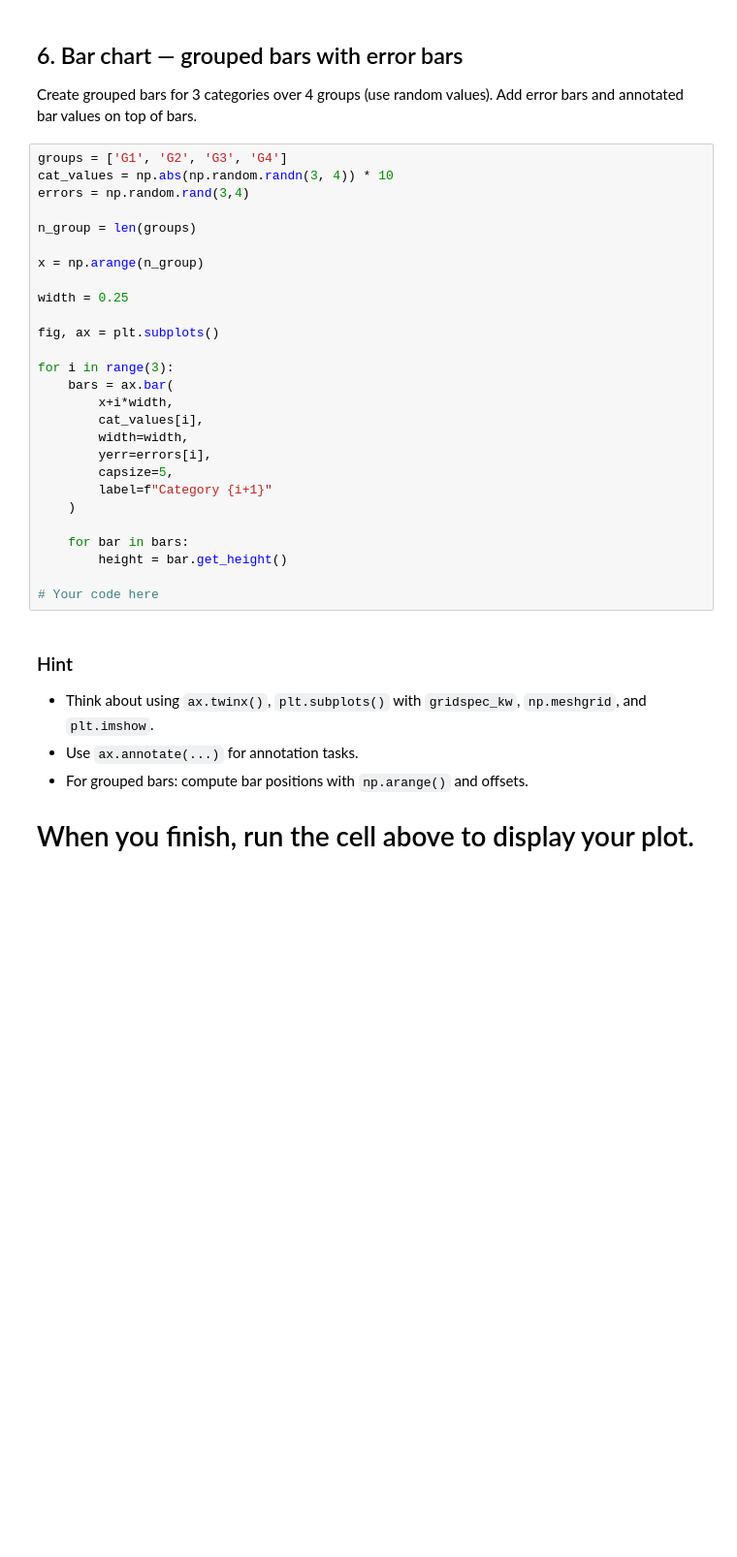
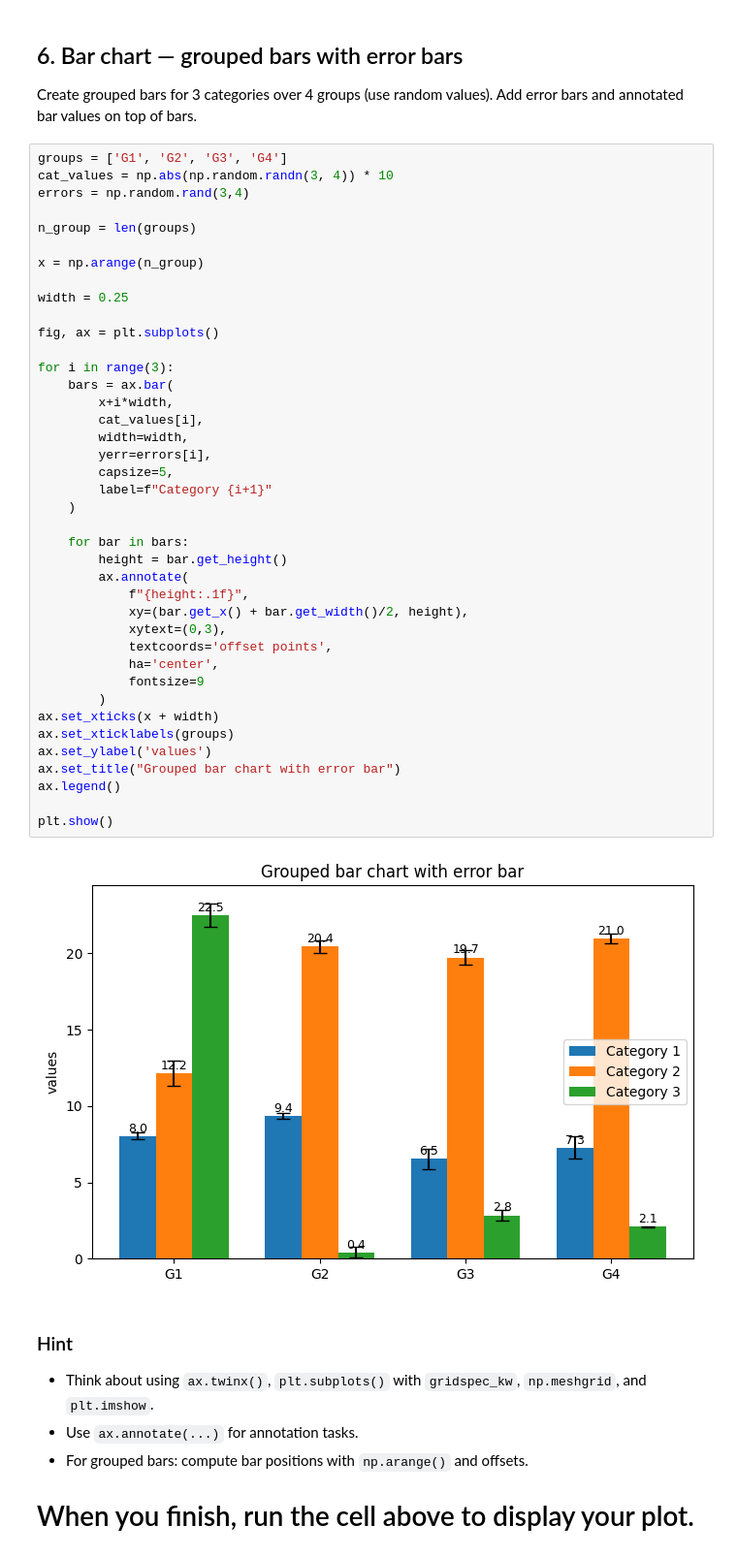
Before and after one commit to K-K-0/Matplotlib, a Jupyter notebook: matplotlib_practice_advanced.ipynb, the cells around one changed output. Shown at 97% size. Saved outputs shown, nothing was run; the diff lists cells and outputs as text; blank space fills up the shorter version.

```diff
--- a/matplotlib_practice_advanced.ipynb
+++ b/matplotlib_practice_advanced.ipynb
@@ -182,30 +182,45 @@ Create grouped bars for 3 categories over 4 groups (use random values). Add erro
 # %%
 groups = ['G1', 'G2', 'G3', 'G4']
 cat_values = np.abs(np.random.randn(3, 4)) * 10
 errors = np.random.rand(3,4)
 
 n_group = len(groups)
 
 x = np.arange(n_group)
 
 width = 0.25
 
 fig, ax = plt.subplots()
 
 for i in range(3):
     bars = ax.bar(
         x+i*width,
         cat_values[i],
         width=width,
         yerr=errors[i],
         capsize=5,
         label=f"Category {i+1}"
     )
 
     for bar in bars:
         height = bar.get_height()
+        ax.annotate(
+            f"{height:.1f}",
+            xy=(bar.get_x() + bar.get_width()/2, height),
+            xytext=(0,3),
+            textcoords='offset points',
+            ha='center',
+            fontsize=9
+        )
+ax.set_xticks(x + width)
+ax.set_xticklabels(groups)
+ax.set_ylabel('values')
+ax.set_title("Grouped bar chart with error bar")
+ax.legend()
 
-# Your code here
+plt.show()
+# %% [output]
+[figure, added]
 # %% [markdown]
 ### Hint
 - Think about using `ax.twinx()`, `plt.subplots()` with `gridspec_kw`, `np.meshgrid`, and `plt.imshow`.
```
